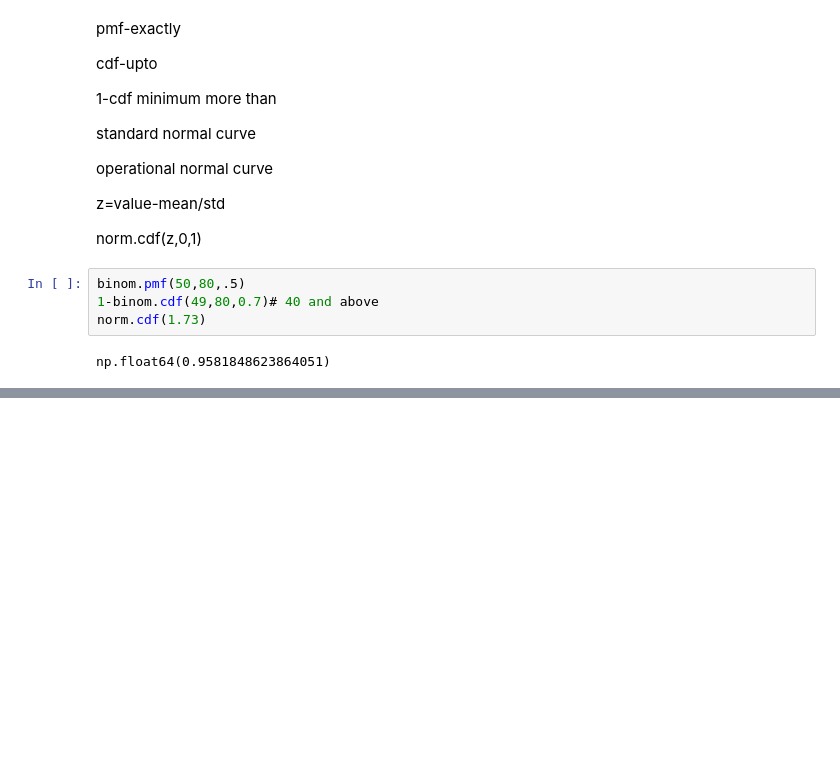
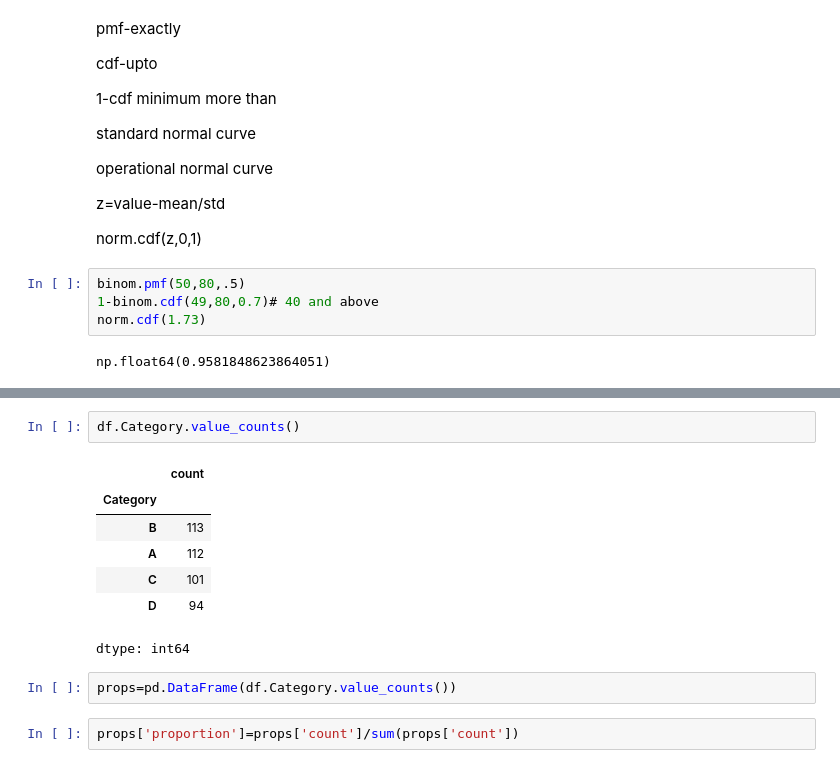
Before and after one commit to chaitanysaraswat/Advanced-Analytics-Using-Statistics, a Jupyter notebook: lecture7.ipynb, the cells around one changed output, grey strips where cells are left out. Saved outputs shown, nothing was run; the diff lists cells and outputs as text; blank space fills up the shorter version.

```diff
--- a/lecture7.ipynb
+++ b/lecture7.ipynb
@@ -35,0 +131,14 @@ students t distribution:
+# %%
+df.Category.value_counts()
+# %% [output]
+|  | count |
+| Category |  |
+| B | 113 |
+| A | 112 |
+| C | 101 |
+| D | 94 |
+dtype: int64
+# %%
+props=pd.DataFrame(df.Category.value_counts())
+# %%
+props['proportion']=props['count']/sum(props['count'])
```
Also changed, not shown: parts of 23 cells of this notebook.
